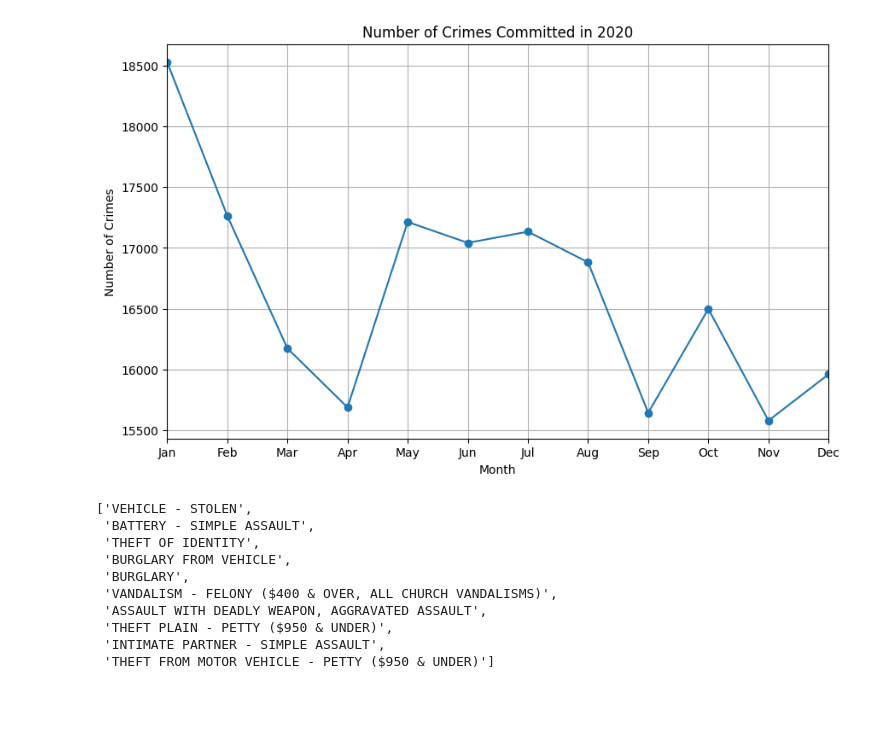
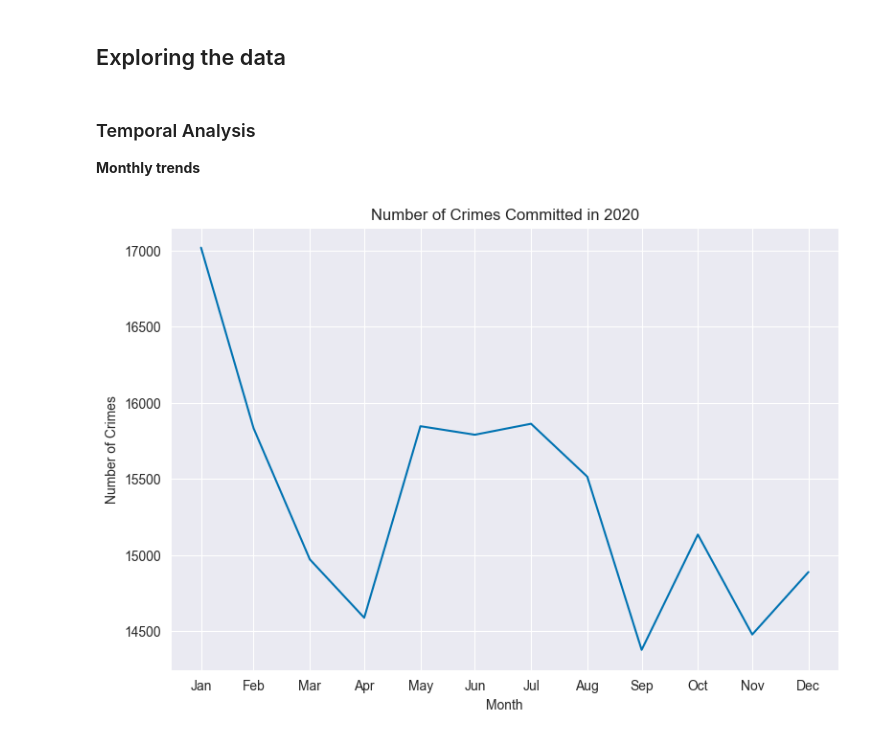
Before and after one commit to YouriLangh/InfoVis, a Jupyter notebook: notebooks/Crime_Statistics_EDA.ipynb, the cells around one changed output. Saved outputs shown, nothing was run; the diff lists cells and outputs as text; code cells hidden in the pictures; blank space fills up the shorter version.

```diff
--- a/notebooks/Crime_Statistics_EDA.ipynb
+++ b/notebooks/Crime_Statistics_EDA.ipynb
@@ -4,0 +11,4 @@ Economic Data: Economic indicators like unemployment rates, poverty rates, and h
+# %%
+# Paths to datasets
+file_path1 = '../data/Crime_Data_from_2010_to_2019.csv'
+file_path2 = '../data/Crime_Data_from_2020_to_Present.csv'
@@ -48,7 +72,8 @@ def int_to_time(integer):
 df['DATE OCC'] = pd.to_datetime(df['DATE OCC'], format='%m/%d/%Y %I:%M:%S %p')
 df['TIME OCC'] = df['TIME OCC'].apply(int_to_time)
 # %%
+# Combining date and time into a singular datetime column
 df['DATETIME OCC'] = df['DATE OCC'] + pd.to_timedelta(df['TIME OCC'].astype(str))
 
+# Using the datetime as the index
 df.set_index('DATETIME OCC', inplace = True)
-df.drop(columns=['DATE OCC', 'TIME OCC'], inplace=True)
@@ -56,0 +167,9 @@ df_sorted = df.sort_index()
+# %%
+# Extract the crime descriptions from the index of the significant crimes Series
+significant_crime_descriptions = significant_crimes.index
+
+# Filter the DataFrame based on crime descriptions
+filtered_df = df[df['Crm Cd Desc'].isin(significant_crime_descriptions)]
+
+# Display the head of the filtered DataFrame
+print(filtered_df.head(1))
@@ -56,0 +196,6 @@ df_sorted = df.sort_index()
+# %%
+# Sorting the dataframe by date
+df_sorted = filtered_df.sort_index()
+
+# Observe a sample of the dataframe
+df_sorted.head(1)
@@ -57,34 +209,35 @@ df_sorted = df.sort_index()
+# %% [markdown]
+## Exploring the data
+# %% [markdown]
+### Temporal Analysis <br>
+**Monthly trends**
 # %%
 # Filter data for the year 2020
-df_2020 = df[df.index.year == 2020]
+df_2020 = df_sorted[df_sorted['DATE OCC'].dt.year == 2020]
 
 # Group by month and count occurrences
-monthly_counts = df_2020.groupby(pd.Grouper(freq='ME')).size()
+monthly_counts = df_2020.groupby(pd.Grouper(key='DATE OCC', freq='ME')).size()
 
-# Plot the line chart
-monthly_counts.plot(kind='line', marker='o', figsize=(10, 6))
+# Reset index to access month as a column
+monthly_counts = monthly_counts.reset_index()
+
+# Rename columns
+monthly_counts.columns = ['Month', 'Number of Crimes']
+
+# Set the style and palette
+sns.set_style("darkgrid")  # Change the style to darkgrid
+sns.set_palette("colorblind")  # Change the color palette
+
+# Plot the line chart using Seaborn
+plt.figure(figsize=(9, 6))
+sns.lineplot(data=monthly_counts, x='Month', y='Number of Crimes')
+
+# Set titles, labels, and other plot properties
 plt.title('Number of Crimes Committed in 2020')
 plt.xlabel('Month')
 plt.ylabel('Number of Crimes')
 plt.grid(True)
-plt.xticks(monthly_counts.index, [month.strftime('%b') for month in monthly_counts.index])
+plt.xticks(monthly_counts['Month'], [month.strftime('%b') for month in monthly_counts['Month']])
 plt.show()
 # %% [output]
-[figure, old version]
+[figure, new version]
-# %%
-crime_code_freq = df['Crm Cd Desc'].value_counts()
-
-# Step 2: Select the top 10 most frequent crime code descriptions
-top_10_crime_codes = crime_code_freq.head(10).index.tolist()
-top_10_crime_codes
-# %% [output]
-['VEHICLE - STOLEN',
- 'BATTERY - SIMPLE ASSAULT',
- 'THEFT OF IDENTITY',
- 'BURGLARY FROM VEHICLE',
- 'BURGLARY',
- 'VANDALISM - FELONY ($400 & OVER, ALL CHURCH VANDALISMS)',
- 'ASSAULT WITH DEADLY WEAPON, AGGRAVATED ASSAULT',
- 'THEFT PLAIN - PETTY ($950 & UNDER)',
- 'INTIMATE PARTNER - SIMPLE ASSAULT',
- 'THEFT FROM MOTOR VEHICLE - PETTY ($950 & UNDER)']
```
Also changed, not shown: parts of 31 cells of this notebook, 4 other files.
